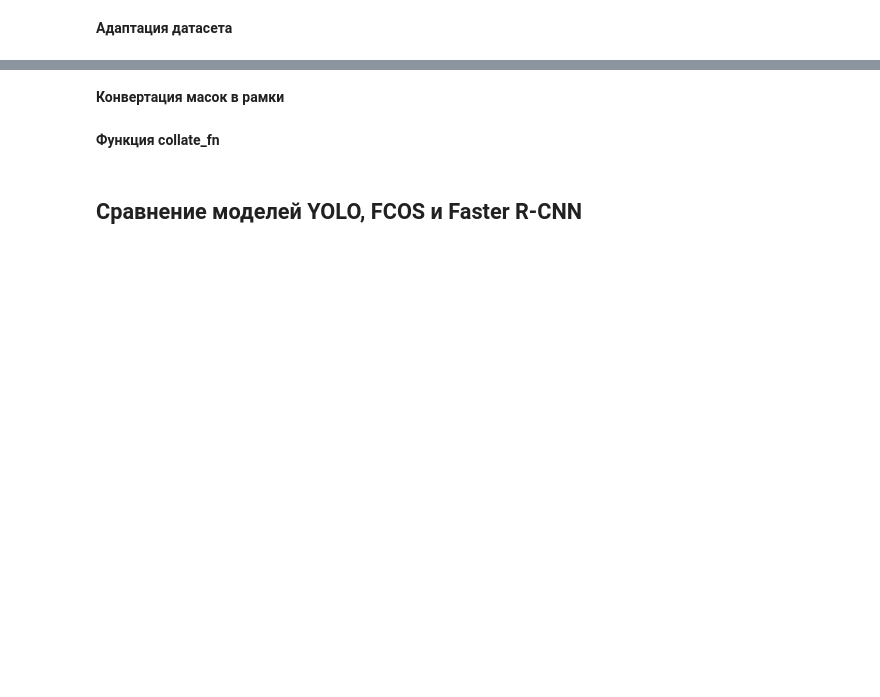
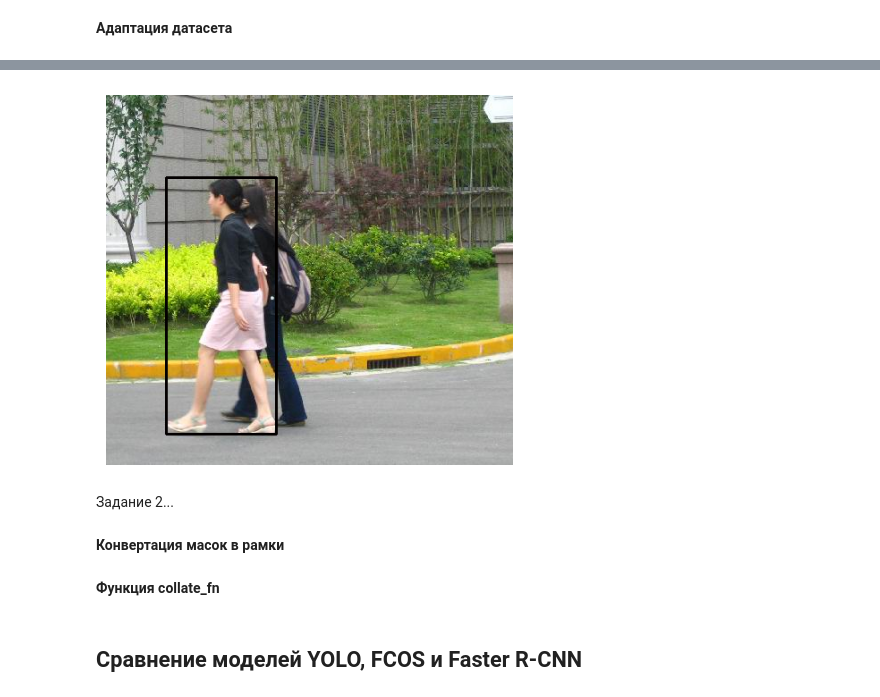
Before and after one commit to Ollldman/ml_dl_experiments, a Jupyter notebook: ml_dl_experiments/dl/dl_modules/cv/detection/4. Practice and mmdetection.ipynb, the cells around one changed output, grey strips where cells are left out. Cells and saved outputs as stored; diff of their text form; code cells hidden in the pictures; blank space fills up the shorter version.

```diff
--- a/ml_dl_experiments/dl/dl_modules/cv/detection/4. Practice and mmdetection.ipynb
+++ b/ml_dl_experiments/dl/dl_modules/cv/detection/4. Practice and mmdetection.ipynb
@@ -27,3 +393,17 @@ from ml_dl_experiments import settings, show_image_from_source
+# %%
+import cv2
+
+image = cv2.imread(dataset[1][1]['filename'])
+img = cv2.cvtColor(image, cv2.COLOR_BGR2RGB)
+box = dataset[1][1]['boxes'][0].tolist()
+new_img = cv2.rectangle(img=img,pt1=(int(box[0]), int(box[1])), pt2=(int(box[2]), int(box[3])), color=3, thickness=2)
+plt.imshow(new_img)
+plt.axis('off')
+plt.show()
+# %% [output]
+[figure, added]
+# %% [markdown]
+Задание 2...
 # %% [markdown]
 **Конвертация масок в рамки**
 # %% [markdown]
```
Also changed, not shown: parts of 16 cells of this notebook, 6 other files.
